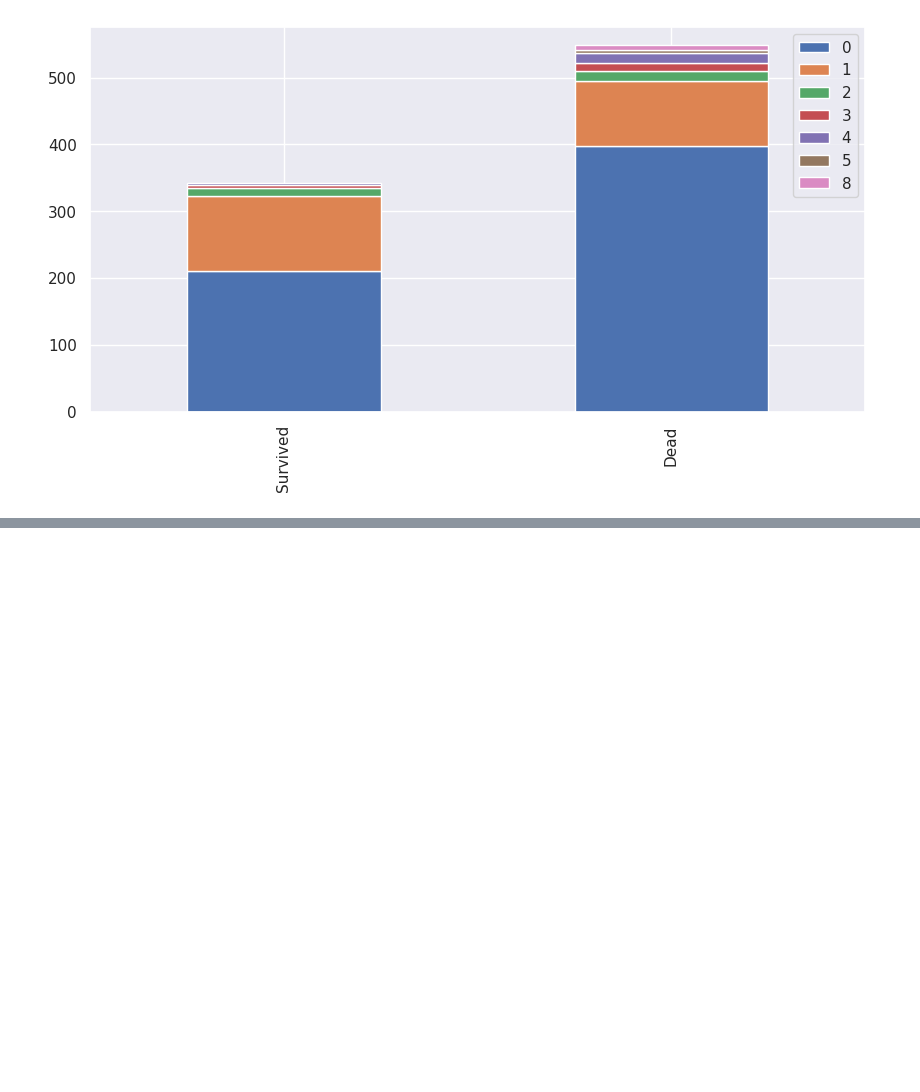
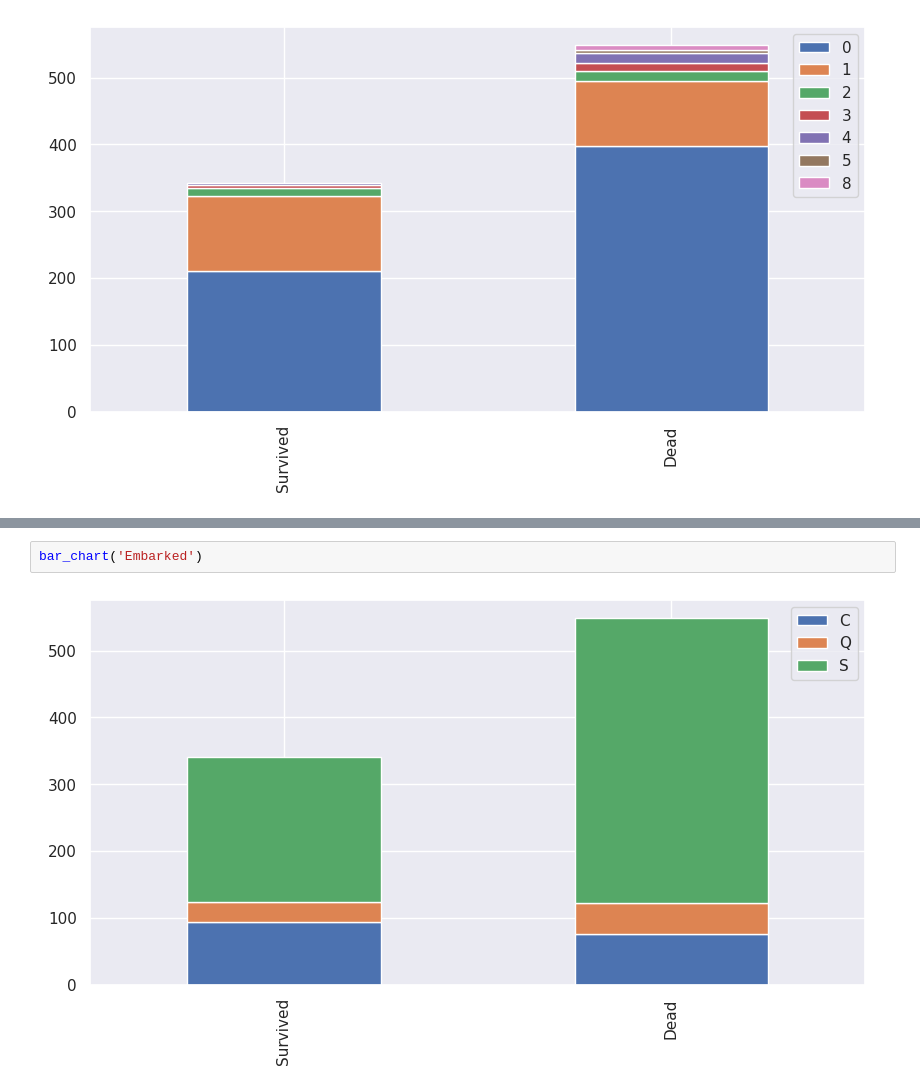
Before and after one commit to sangwon1338/kaggle_base_experiment, a Jupyter notebook: titanic/Titanic_start.ipynb, the cells around one changed output, grey strips where cells are left out. Cells and saved outputs as stored; diff of their text form; blank space fills up the shorter version.

```diff
--- a/titanic/Titanic_start.ipynb
+++ b/titanic/Titanic_start.ipynb
@@ -103,0 +114,4 @@ bar_chart("SibSp")
+# %%
+bar_chart('Embarked')
+# %% [output]
+[figure, added]
```
Also changed, not shown: parts of 3 cells of this notebook, 1 other file.
